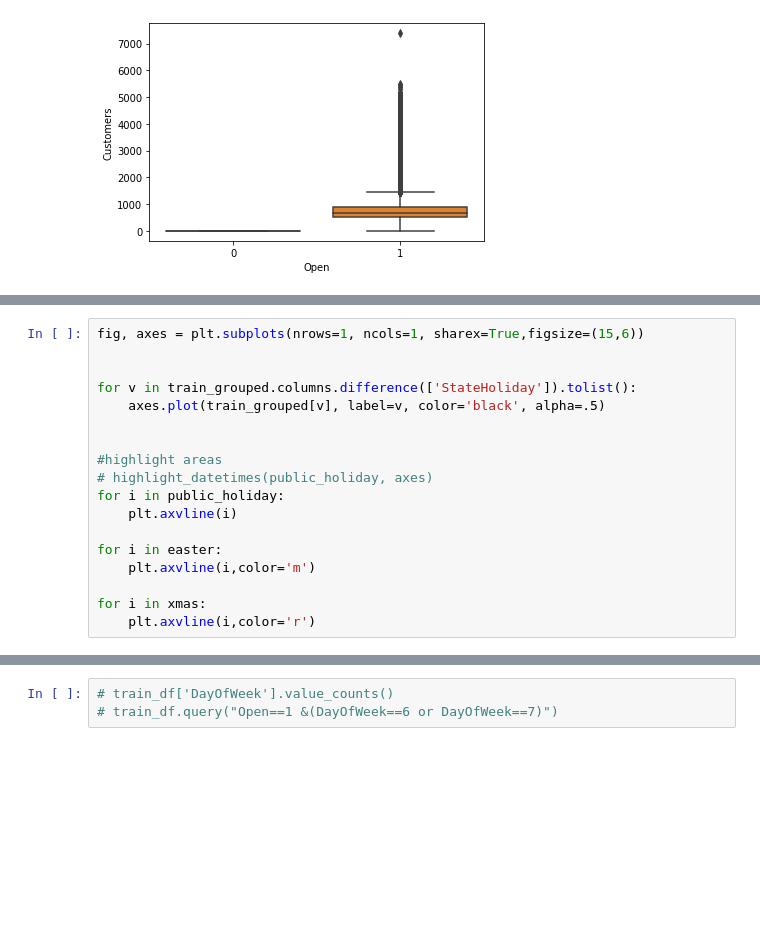
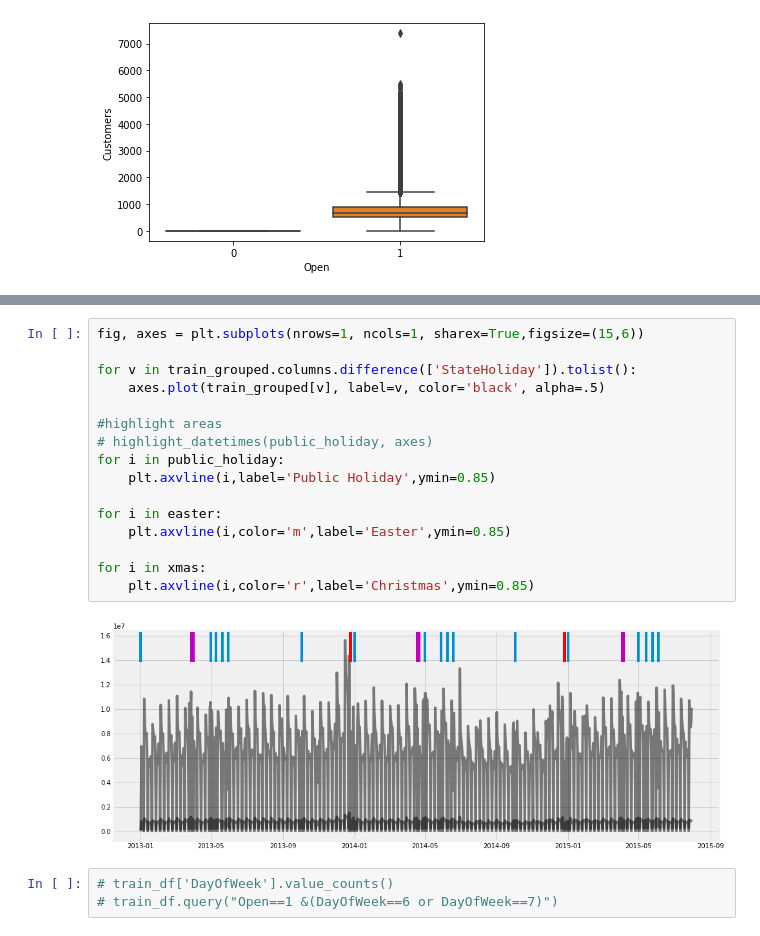
Before and after one commit to fbagire/pharmaceutical_sales_forecast, a Jupyter notebook: notebook/EDA.ipynb, the cells around one changed output, grey strips where cells are left out. Saved outputs shown, nothing was run; the diff lists cells and outputs as text; blank space fills up the shorter version.

```diff
--- a/notebook/EDA.ipynb
+++ b/notebook/EDA.ipynb
@@ -240,18 +182,0 @@ def highlight_datetimes(indices, ax):
-# %%
-fig, axes = plt.subplots(nrows=1, ncols=1, sharex=True,figsize=(15,6))
-
-
-for v in train_grouped.columns.difference(['StateHoliday']).tolist():
-    axes.plot(train_grouped[v], label=v, color='black', alpha=.5)
-
-
-#highlight areas
-# highlight_datetimes(public_holiday, axes)
-for i in public_holiday:
-    plt.axvline(i)
-
-for i in easter:
-    plt.axvline(i,color='m')
-
-for i in xmas:
-    plt.axvline(i,color='r')
@@ -342,3 +211,21 @@ weekend_indices
+# %%
+fig, axes = plt.subplots(nrows=1, ncols=1, sharex=True,figsize=(15,6))
+
+for v in train_grouped.columns.difference(['StateHoliday']).tolist():
+    axes.plot(train_grouped[v], label=v, color='black', alpha=.5)
+
+#highlight areas
+# highlight_datetimes(public_holiday, axes)
+for i in public_holiday:
+    plt.axvline(i,label='Public Holiday',ymin=0.85)
+
+for i in easter:
+    plt.axvline(i,color='m',label='Easter',ymin=0.85)
+
+for i in xmas:
+    plt.axvline(i,color='r',label='Christmas',ymin=0.85)
+# %% [output]
+[figure, added]
 # %%
 # train_df['DayOfWeek'].value_counts()
 # train_df.query("Open==1 &(DayOfWeek==6 or DayOfWeek==7)")
```
Also changed, not shown: parts of 23 cells of this notebook.
